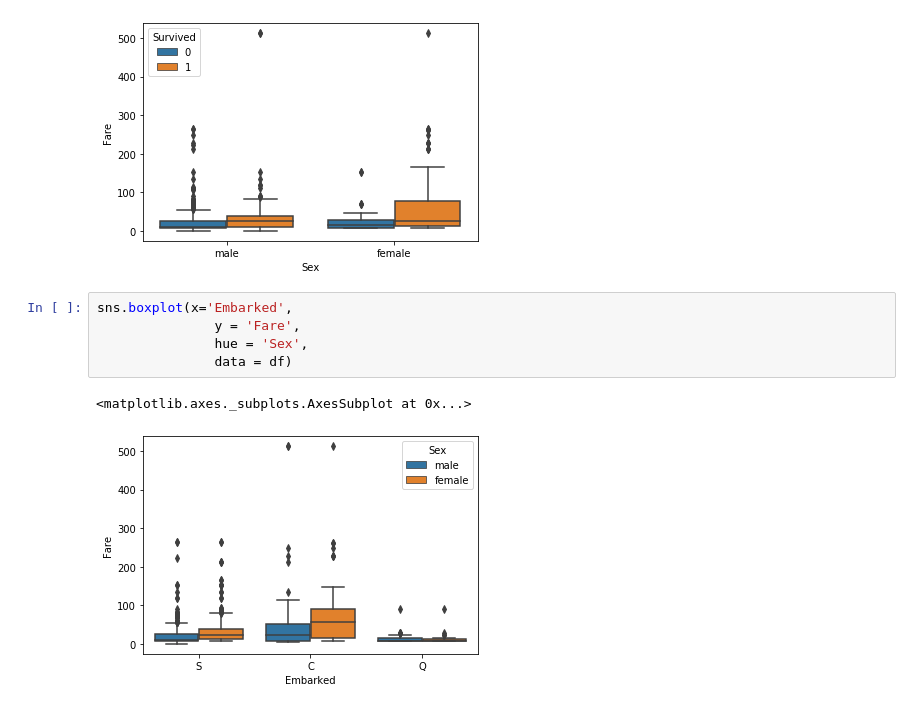
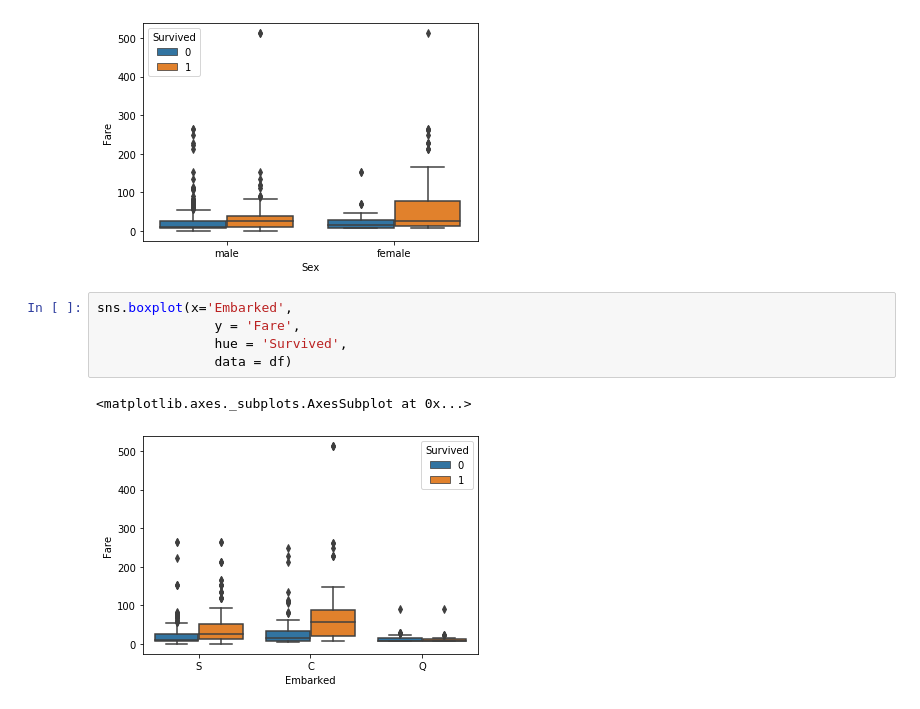
Before and after one commit to andrewburner/msds422-titanic, a Jupyter notebook: titanic eda.ipynb, the cells around one changed output. Saved outputs shown, nothing was run; the diff lists cells and outputs as text.

```diff
--- a/titanic eda.ipynb
+++ b/titanic eda.ipynb
@@ -91,8 +91,8 @@ sns.boxplot(x="Sex", y="Fare", hue='Survived',
 # %%
 sns.boxplot(x='Embarked',
                y = 'Fare',
-               hue = 'Sex',
+               hue = 'Survived',
                data = df)
 # %% [output]
 <matplotlib.axes._subplots.AxesSubplot at 0x...>
-[figure, old version]
+[figure, new version]
```
Also changed, not shown: 1 other file.
